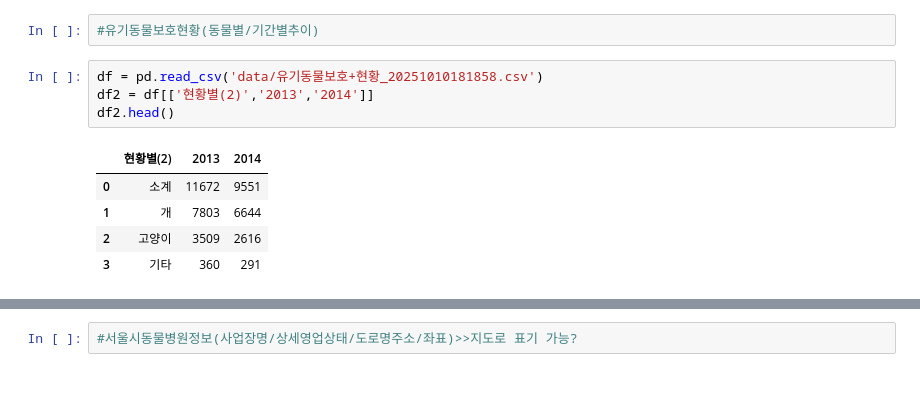
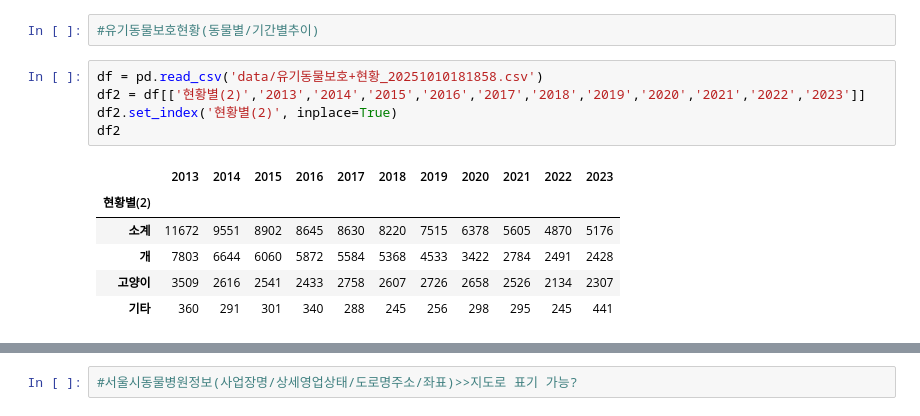
Before and after one commit to Annie-KMoon/python, a Jupyter notebook: ANNIE_Project/project.ipynb, the cells around one changed output, grey strips where cells are left out. Saved outputs shown, nothing was run; the diff lists cells and outputs as text; blank space fills up the shorter version.

```diff
--- a/ANNIE_Project/project.ipynb
+++ b/ANNIE_Project/project.ipynb
@@ -76,11 +76,13 @@ merge.head()
 #유기동물보호현황(동물별/기간별추이)
 # %%
 df = pd.read_csv('data/유기동물보호+현황_20251010181858.csv')
-df2 = df[['현황별(2)','2013','2014']]
-df2.head()
+df2 = df[['현황별(2)','2013','2014','2015','2016','2017','2018','2019','2020','2021','2022','2023']]
+df2.set_index('현황별(2)', inplace=True)
+df2
 # %% [output]
-|  | 현황별(2) | 2013 | 2014 |
-| 0 | 소계 | 11672 | 9551 |
-| 1 | 개 | 7803 | 6644 |
-| 2 | 고양이 | 3509 | 2616 |
-| 3 | 기타 | 360 | 291 |
+|  | 2013 | 2014 | 2015 | 2016 | 2017 | 2018 | 2019 | 2020 | 2021 | 2022 | 2023 |
+| 현황별(2) |  |  |  |  |  |  |  |  |  |  |  |
+| 소계 | 11672 | 9551 | 8902 | 8645 | 8630 | 8220 | 7515 | 6378 | 5605 | 4870 | 5176 |
+| 개 | 7803 | 6644 | 6060 | 5872 | 5584 | 5368 | 4533 | 3422 | 2784 | 2491 | 2428 |
+| 고양이 | 3509 | 2616 | 2541 | 2433 | 2758 | 2607 | 2726 | 2658 | 2526 | 2134 | 2307 |
+| 기타 | 360 | 291 | 301 | 340 | 288 | 245 | 256 | 298 | 295 | 245 | 441 |
```
Also changed, not shown: parts of 4 cells of this notebook, 22 other files.
